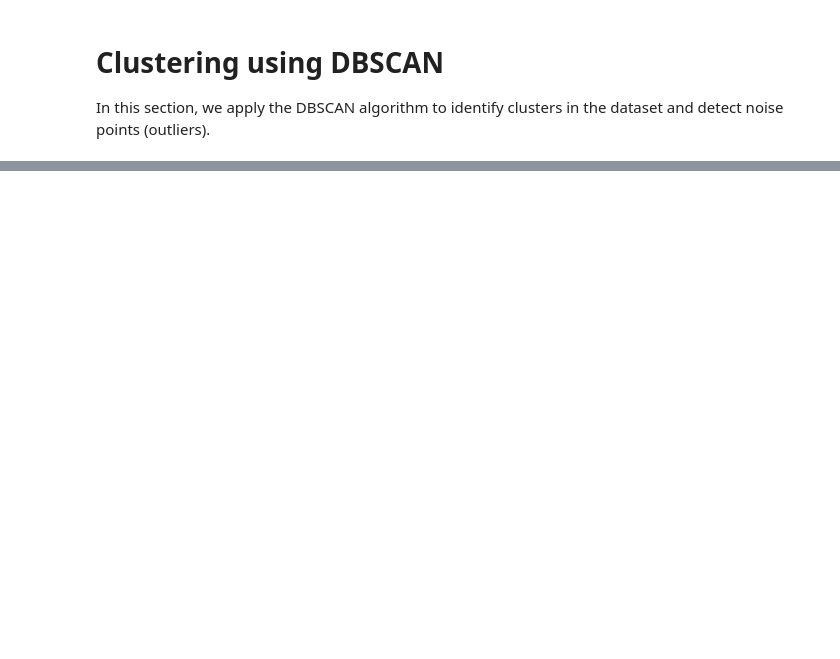
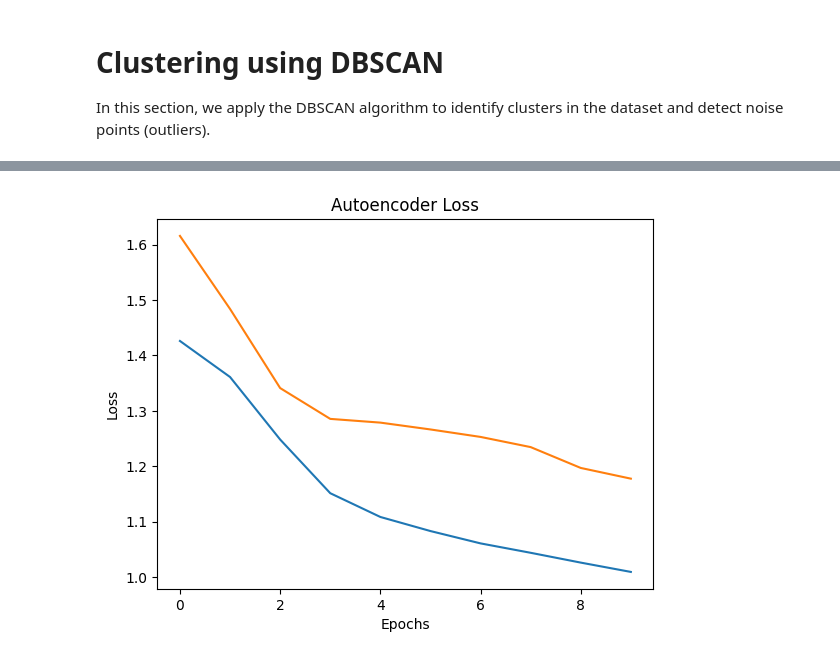
Before and after one commit to laramalkawi81-ops/ML-Anomaly-Detection, a Jupyter notebook: Untitled30.ipynb, the cells around one changed output, grey strips where cells are left out. Drawn from its saved outputs; the diff is of its cells as text; code cells hidden in the pictures; blank space fills up the shorter version.

```diff
--- a/Untitled30.ipynb
+++ b/Untitled30.ipynb
@@ -161,0 +277,17 @@ db_labels = dbscan.fit_predict(X_scaled)
+# %%
+
+input_dim = X_sample.shape[1]
+input_layer = Input(shape=(input_dim,))
+
+
+encoded = Dense(16, activation='relu')(input_layer)
+encoded = Dense(8, activation='relu')(encoded)
+
+decoded = Dense(16, activation='relu')(encoded)
+decoded = Dense(input_dim, activation='sigmoid')(decoded)
+
+autoencoder = Model(inputs=input_layer, outputs=decoded)
+
+autoencoder.compile(optimizer='adam', loss='mse')
+
+autoencoder.summary()
@@ -161,0 +312,8 @@ db_labels = dbscan.fit_predict(X_scaled)
+# %%
+history = autoencoder.fit(
+    X_sample, X_sample,
+    epochs=10,
+    batch_size=256,
+    validation_split=0.2,
+    shuffle=True
+)
@@ -161,0 +341,11 @@ db_labels = dbscan.fit_predict(X_scaled)
+# %%
+plt.plot(history.history['loss'])
+plt.plot(history.history['val_loss'])
+
+plt.title('Autoencoder Loss')
+plt.xlabel('Epochs')
+plt.ylabel('Loss')
+
+plt.show()
+# %% [output]
+[figure, added]
```
Also changed, not shown: parts of 30 cells of this notebook.
